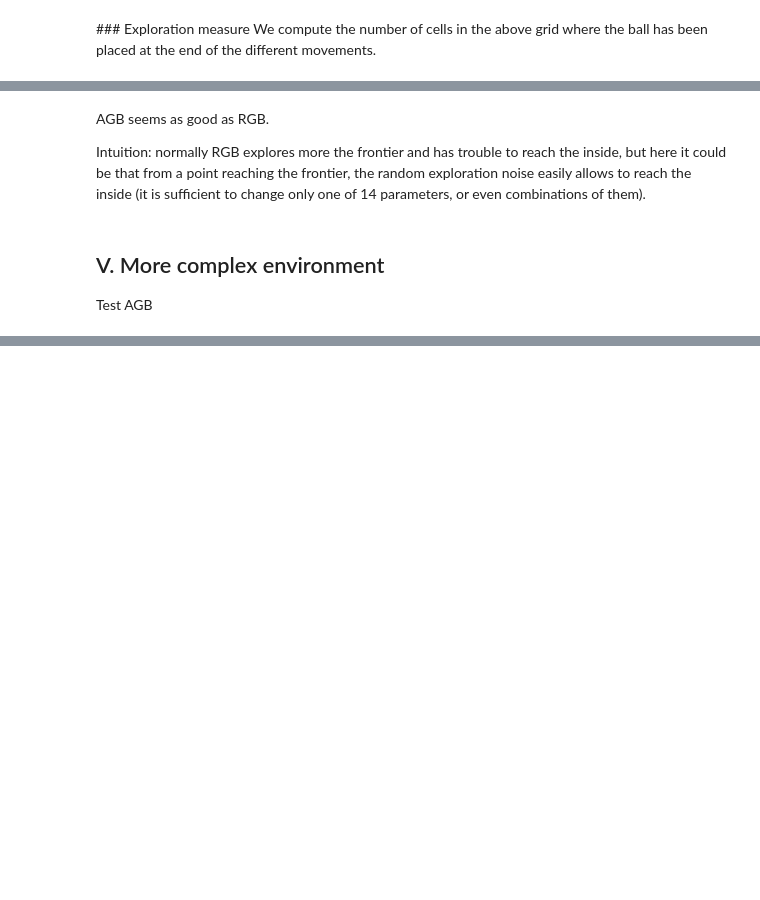
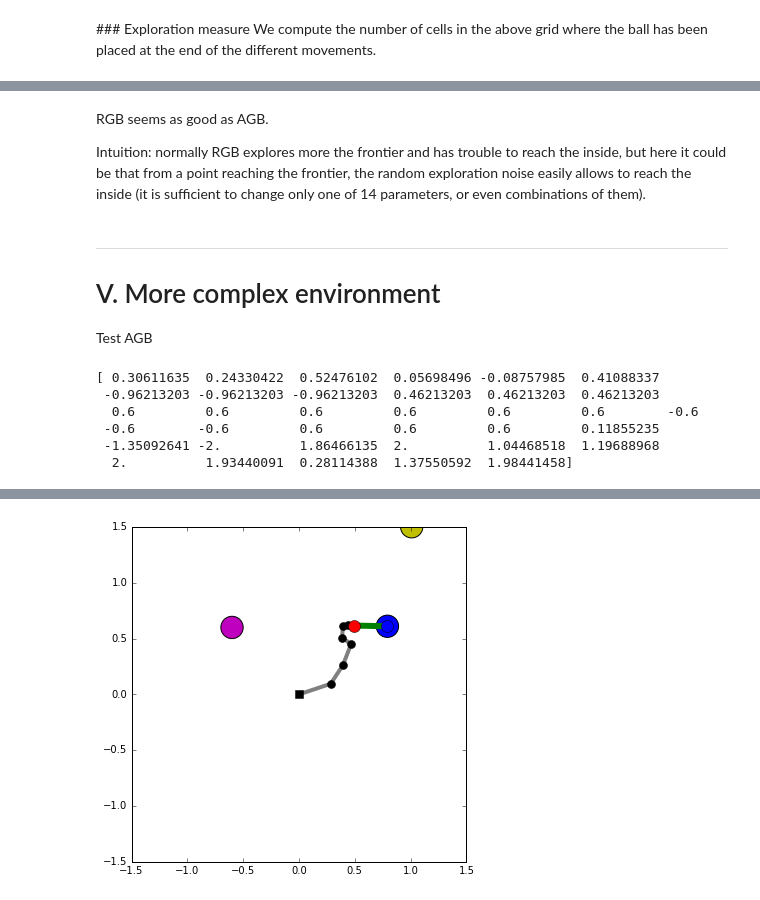
Before and after one commit to sebastien-forestier/ExplorationAlgorithms, a Jupyter notebook: main.ipynb, the cells around one changed output, grey strips where cells are left out. Cells and saved outputs as stored; diff of their text form; code cells hidden in the pictures; blank space fills up the shorter version.

```diff
--- a/main.ipynb
+++ b/main.ipynb
@@ -326,8 +251,43 @@ fig.colorbar(cax)
 # %% [markdown]
-AGB seems as good as RGB.
+RGB seems as good as AGB.
 
 Intuition: normally RGB explores more the frontier and has trouble to reach the inside, but here it could be that from a point reaching the frontier, the random exploration noise easily allows to reach the inside (it is sufficient to change only one of 14 parameters, or even combinations of them).
 # %% [markdown]
-## V. More complex environment
+-------------------------------
+# V. More complex environment
 
 Test AGB
+# %%
+environment3 = Environment3()
+# %%
+fig, ax = plt.subplots()
+
+# Random Motor Babbling
+m = environment3.random_motors()[0]
+s = environment3.update(m)
+print s
+display(HTML(environment3.plot(fig, ax)))
+
+# Example of motor parameters to catch the ball (around 1 out of 10000 random motor parameters)
+m = [ 0.54984069,  0.02455233, -0.59603529, -0.6655813,   0.33923315,  0.22605509,
+  0.81641894, -0.26901228,  0.14363993, -0.71148838,  0.10504532,  0.58099297,
+ -0.80227669,  0.48208766, -0.56107818, -0.68042166,  0.9648434,  -0.8760082,
+ -0.19469749, -0.6141873,   0.11389673]
+s = environment3.update(m)
+display(HTML(environment3.plot(fig, ax)))
+
+
+for i in range(1000):
+    m = environment3.random_motors()[0]
+
+    s = environment3.update(m)
+    if abs(s[17] - 0.6) > 0.001:
+        print "Iteration", i, "m", m, "s", s
+        display(HTML(environment3.plot(fig, ax)))
+# %% [output]
+[ 0.30611635  0.24330422  0.52476102  0.05698496 -0.08757985  0.41088337
+ -0.96213203 -0.96213203 -0.96213203  0.46213203  0.46213203  0.46213203
+  0.6         0.6         0.6         0.6         0.6         0.6        -0.6
+ -0.6        -0.6         0.6         0.6         0.6         0.11855235
+ -1.35092641 -2.          1.86466135  2.          1.04468518  1.19688968
+  2.          1.93440091  0.28114388  1.37550592  1.98441458]
@@ -333,0 +296 @@ Test AGB
+[figure, added]
```
Also changed, not shown: parts of 30 cells of this notebook, 4 other files.
